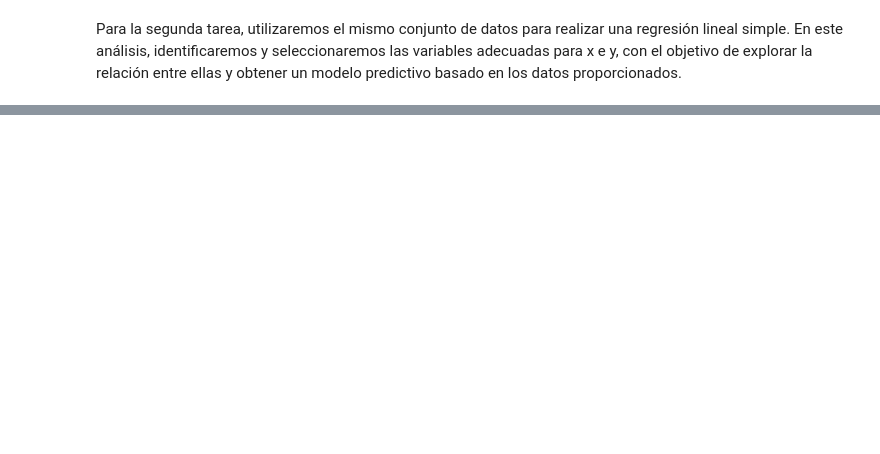
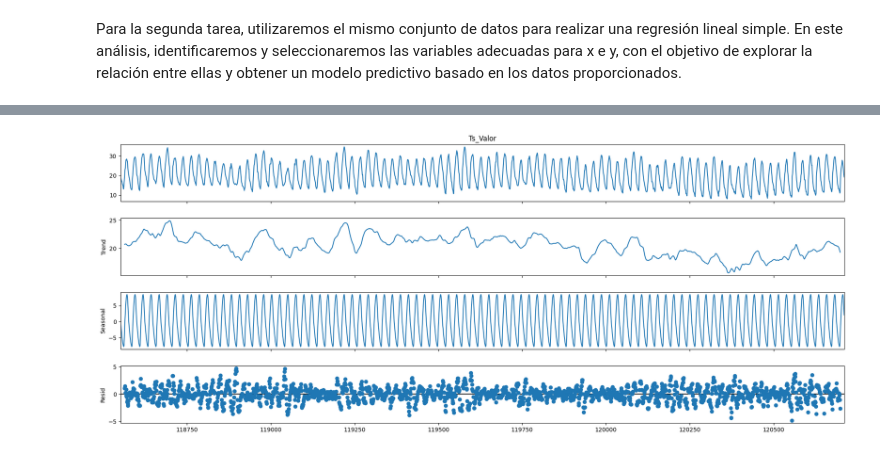
Before and after one commit to desareca/Analisis_Datos-MDS_UDD, a Jupyter notebook: T3 - Analisis de Datos/Tarea_III_Análisis_de_datos_Grupo_6.ipynb, the cells around one changed output, grey strips where cells are left out. Drawn from its saved outputs; the diff is of its cells as text; code cells hidden in the pictures; blank space fills up the shorter version.

```diff
--- a/T3 - Analisis de Datos/Tarea_III_Análisis_de_datos_Grupo_6.ipynb
+++ b/T3 - Analisis de Datos/Tarea_III_Análisis_de_datos_Grupo_6.ipynb
@@ -174,0 +39,24 @@ df[df.time.dt.date == pd.to_datetime('2021-01-01').date()].plot(x='time', y='Ts_
+# %%
+def getVarDMC_y(url, est, y_i, y_e):
+    var = url.split('/')[-2]
+    for y in range(y_i, y_e+1, 1):
+        url_ = f'{url}{str(y)}/{str(y)}_{var}.csv'
+        if y==y_i:
+            df = pd.read_csv(url_)
+            df = df[df.nombreEstacion==est]
+        else:
+            df_ = pd.read_csv(url_)
+            df_ = df_[df_.nombreEstacion==est]
+            df = pd.concat([df, df_])
+    df['time'] = pd.to_datetime(df['time'])
+    df['CodigoNacional'] = df['CodigoNacional'].astype(str)
+    return df
+# %%
+estacion = 'Quinta Normal, Santiago'
+year_ini = 2018
+year_end = 2023
+
+df_temp = getVarDMC_y('https://raw.githubusercontent.com/MinCiencia/Datos-CambioClimatico/refs/heads/main/output/temperatura_dmc/', estacion, year_ini, year_end)
+
+
+df_temp['Ts_Valor'] = df_temp['Ts_Valor'].fillna(df_temp['Ts_Valor'].rolling(window=5, min_periods=1).mean())
@@ -174,0 +91,9 @@ df[df.time.dt.date == pd.to_datetime('2021-01-01').date()].plot(x='time', y='Ts_
+# %%
+decomposition = seasonal_decompose(df_temp[:(24*30*3)]['Ts_Valor'], model='additive', period=24)
+
+# Graficar la descomposición
+fig = decomposition.plot()
+fig.set_size_inches(20, 8)
+plt.show()
+# %% [output]
+[figure, added]
```
Also changed, not shown: parts of 36 cells of this notebook.
